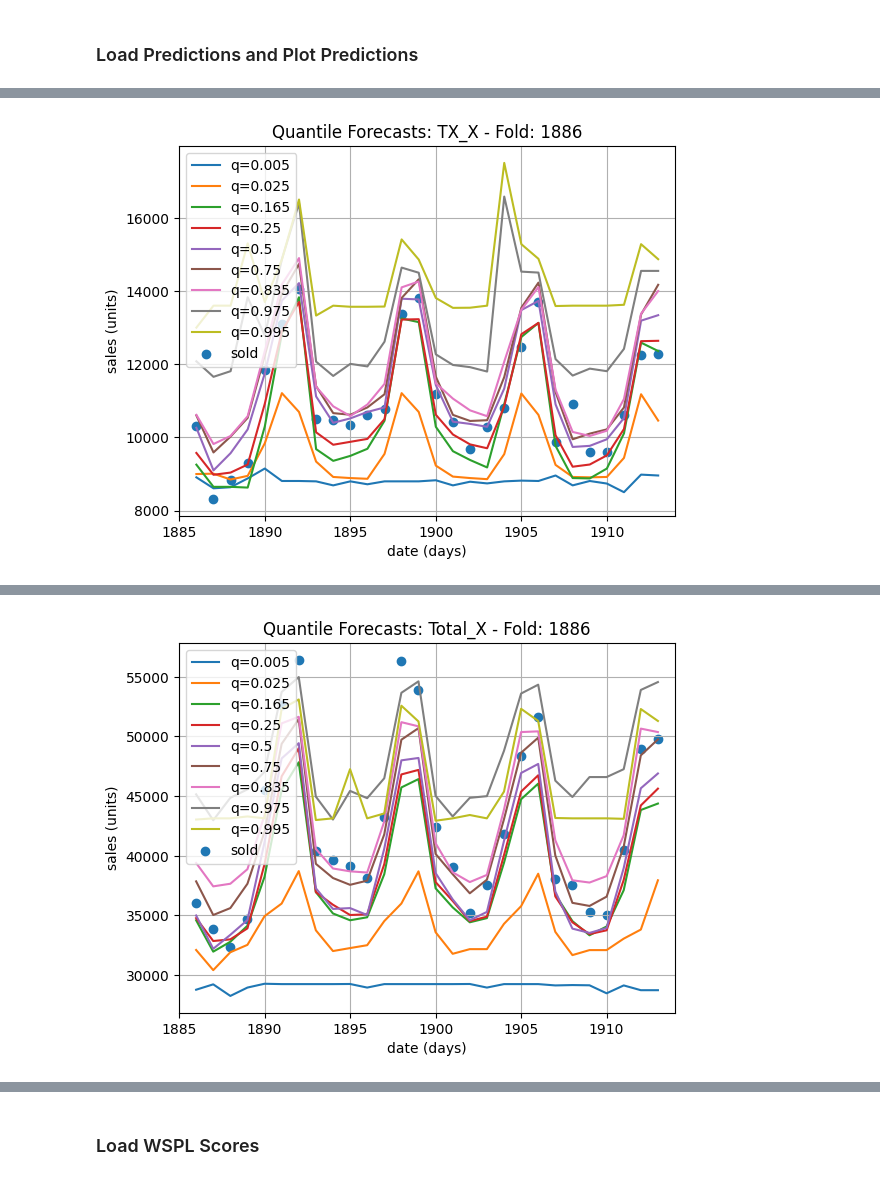
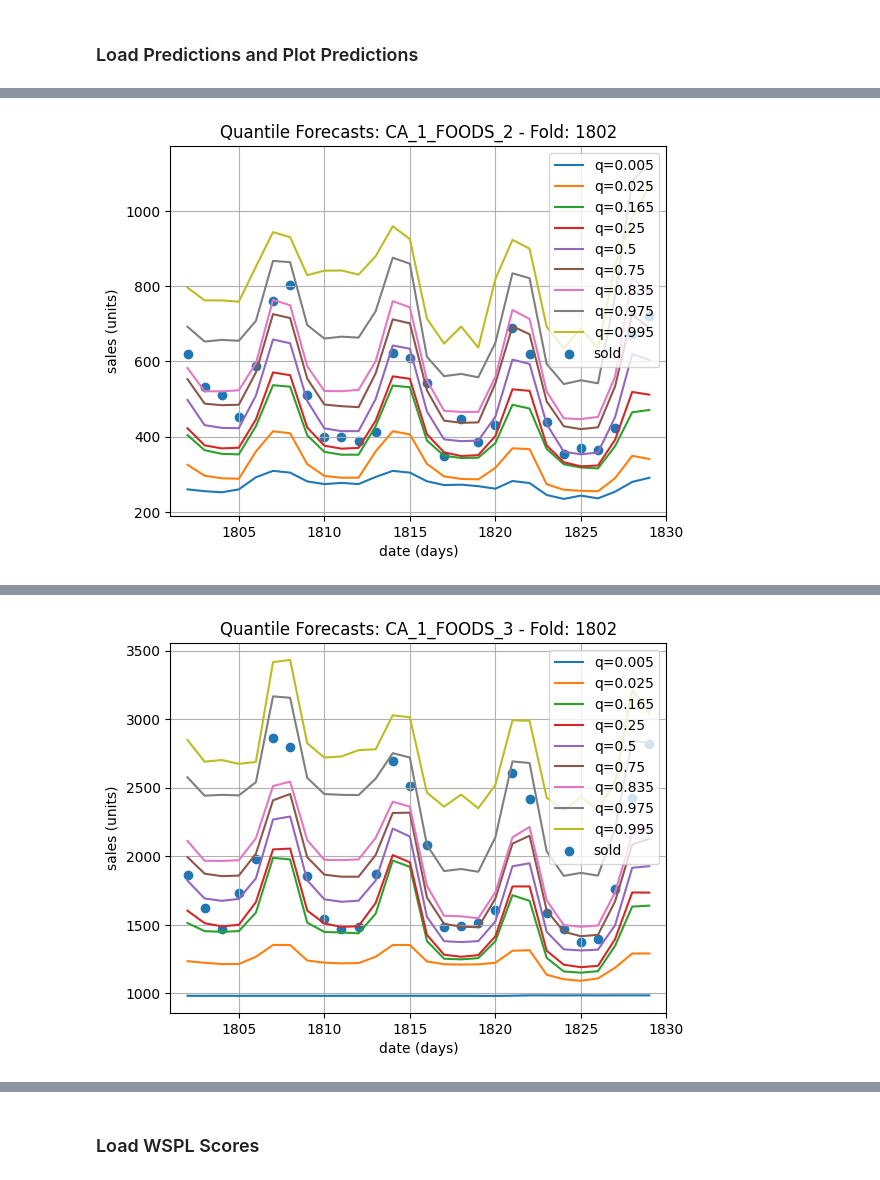
Before and after one commit to CodingNoob234/m5-forecasting-uncertainty, a Jupyter notebook: code/un_visualising_results_quantiles.ipynb, the cells around one changed output, grey strips where cells are left out. Cells and saved outputs as stored; diff of their text form; code cells hidden in the pictures.

```diff
--- a/code/un_visualising_results_quantiles.ipynb
+++ b/code/un_visualising_results_quantiles.ipynb
@@ -81,4 +54,5 @@ ALL_PREFIXES = ['auto_sold_', 'auto_sold_ma', 'auto_sold_std', 'auto_sold_ewm',
 # %%
+
 # EXPERIMENT: SEASONALITY FEATURES (>> DONE TILL LEVEL 9, ALL FOLDS)
 EXPERIMENTS_DICT = {
     "seasonal": {
@@ -91,8 +65,17 @@ EXPERIMENTS_DICT = {
             ['seasonal','auto_sold_ewm'],
         ]
     },
+    "state vs. store": {
+        "BASE": ['seasonal', 'auto_sold_ma'],
+        "INCLUDE_COLUMNS_LIST": [
+            [],
+            ['state_id',],
+            ['store_id',],
+            ['state_id', 'store_id']
+        ]
+    },
     "ewm vs. ma": {
-        "BASE": ['seasonal_'],
+        "BASE": ['seasonal'],
         "INCLUDE_COLUMNS_LIST": [
             ['auto_sold_ewm'],
             ['auto_sold_ma'],
@@ -111,6 +94,7 @@ EXPERIMENTS_DICT = {
     "price auto/momentum": {
         "BASE": ['seasonal', 'auto_sold_ma'],
         "INCLUDE_COLUMNS_LIST": [
+            [],
             ['price_auto_std'],
             ['price_momentum'],
             ['price_uncond'],
@@ -286,24 +254,16 @@ def perform_cv(df: pd.DataFrame, df_sub: pd.DataFrame):
 # %%
 # load predictions
-FOLD = 1886
-HIGHEST_LEVEL = 2
-# INCLUDE_COLUMNS = ['auto', 'seasonal']
-# INCLUDE_COLUMNS =  [
-#         'seasonal_weekday',
-#         'seasonal_monthday',
-#         'auto_sold_ewm_100',
-#         'auto_sold_ewm_30',
-#         'autoquantiles_sold_qtile_28_0.5',
-#         'auto_sold_ma_28',
-#         'autoquantiles_sold_qtile_28_0.9',
-#         'autoquantiles_sold_qtile_28_0.1'
-# ]
-experiment_name = 'price auto/momentum'
-experiment_name = 'full vs. sparse'
+FOLD = 1802#1886
+HIGHEST_LEVEL = 8
+# experiment_name = 'price auto/momentum'
+# experiment_name = 'full vs. sparse'
 experiment_name = 'ewm vs. ma'
+# experiment_name = 'state vs. store'
+# experiment_name = 'seasonal'
 features = EXPERIMENTS_DICT[experiment_name]
-idx = 1
+idx = 0
 INCLUDE_COLUMNS = features['BASE'] + features['INCLUDE_COLUMNS_LIST'][idx]
+print(INCLUDE_COLUMNS)
 path = 'temp_submissions/'
 data = read_concat_predictions(
     FOLD,
@@ -321,4 +282,5 @@ rrr = rrr.set_index('d_int', drop=True)
 # %%
+i = 0
 for group, df_temp in rrr.groupby('id_merge'):
     logger.info(group)
 
@@ -340,4 +302,8 @@ for group, df_temp in rrr.groupby('id_merge'):
     plt.ylabel('sales (units)')
     plt.savefig(f'../figure/results/forecast_{experiment_name}_{"_".join(INCLUDE_COLUMNS)}_{group}_{fold}.png', dpi = 300)
     plt.show()
+
+    i += 1
+    if i >= 5:
+        break
 # %% [output]
@@ -347 +313 @@ for group, df_temp in rrr.groupby('id_merge'):
-[figure, old version]
+[figure, new version]
@@ -349 +315 @@ for group, df_temp in rrr.groupby('id_merge'):
-[figure, old version]
+[figure, new version]
```
Also changed, not shown: parts of 13 cells of this notebook, 32 other files.
